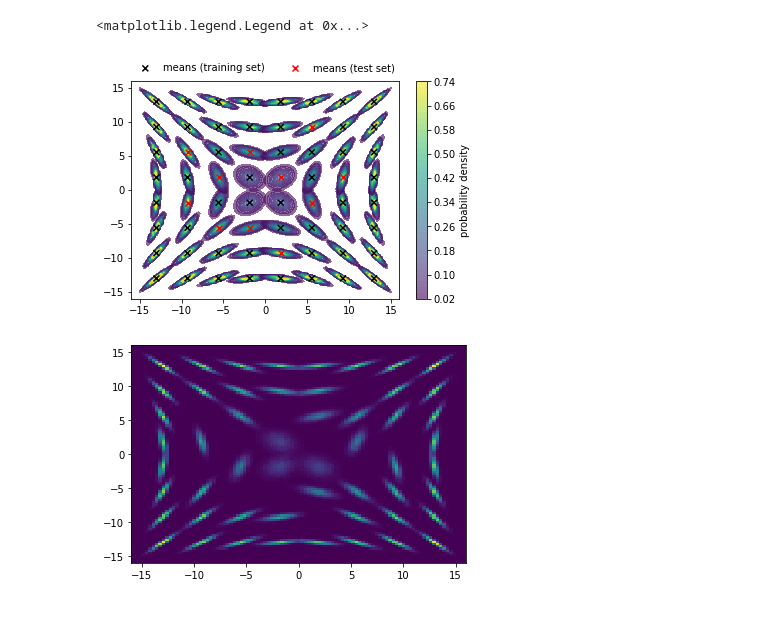
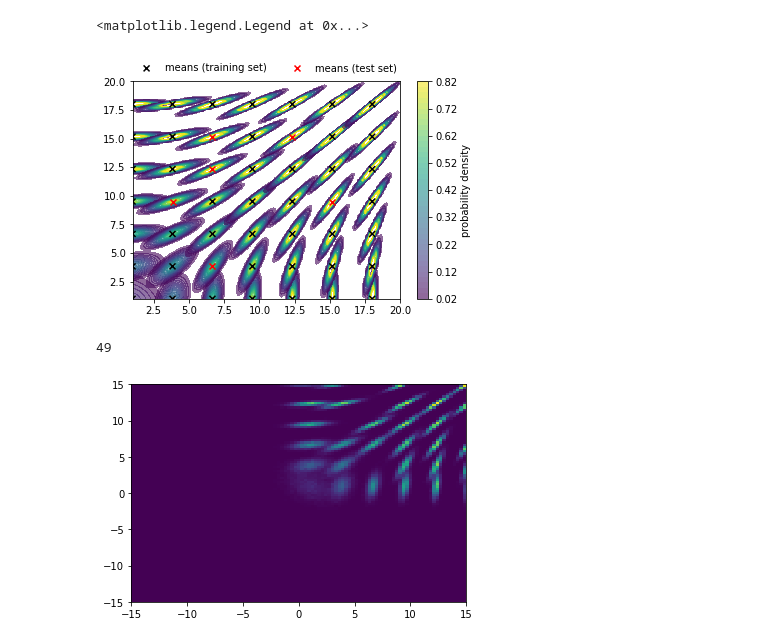
Before and after one commit to phinate/flow-interpolation, a Jupyter notebook: toy_problem.ipynb, the cells around one changed output. Saved outputs shown, nothing was run; the diff lists cells and outputs as text; code cells hidden in the pictures; blank space fills up the shorter version.

```diff
--- a/toy_problem.ipynb
+++ b/toy_problem.ipynb
@@ -22,63 +22,71 @@ rng = seed_torch()
 def TT(s):
     theta = jnp.arctan(s[1]/s[0])
     r = ((s[0]**2 + s[1]**2)**.5)/2
-    T = jnp.array([[jnp.cos(theta), jnp.sin(theta)],[-jnp.sin(theta), jnp.cos(theta)]])@jnp.array([[1/r,0],[0,1]])
-    return T@T.T
+    T = jnp.array(
+            [[jnp.cos(theta), jnp.sin(theta)],[-jnp.sin(theta), jnp.cos(theta)]]
+        ) @ jnp.array([[1/r,0],[0,1]])
+    return T @ T.T
 # %%
 
-def xy_pairs(nx, ny, span):
+def xy_pairs(nx, ny, start, stop):
     size = nx, ny
-    x_grid = jnp.linspace(-span, span, nx)
-    y_grid = jnp.linspace(-span, span, ny)
+    x_grid = jnp.linspace(start, stop, nx)
+    y_grid = jnp.linspace(start, stop, ny)
     xx, yy = jnp.meshgrid(x_grid, y_grid)
     return jnp.hstack((xx.reshape(-1,1), yy.reshape(-1,1))), size, xx, yy
 
-val = 16
-xy_pairs_eval, grid_size, xx, yy = xy_pairs(100,100, val)
-num_means = 8
-means, g, xx2, yy2 = xy_pairs(num_means,num_means, 13)
+val = 15
+xy_pairs_eval, grid_size, xx, yy = xy_pairs(100,100, 1, 20)
+num_means = 7
+means, g, xx2, yy2 = xy_pairs(num_means,num_means, 1, 18)
+
 covs = TT(means)
 
 def gaussian_2d_pdf(eval_points, mean, cov):
     return jsp.stats.multivariate_normal.pdf(eval_points, mean=mean, cov=cov)
 
 vmapped_pdf = jax.vmap(gaussian_2d_pdf, in_axes=(None, 0, 0))
 
 # covs = jnp.array([[[1, 0],[3,3]] for _ in means])
 pdfs = vmapped_pdf(xy_pairs_eval, means, covs).reshape(len(means), *grid_size)
 
 fig, ax = plt.subplots()
 
 step = 0.02
 m = jnp.amax(pdfs[int(len(pdfs) / 2 - num_means/4)])
 levels = jnp.arange(0.0, m, step) + step
 for i,pdf in enumerate(pdfs):
     a = ax.contourf(xx, yy, pdf,  alpha=0.6, cmap='viridis',levels=levels)
 
 inner_means = means.reshape(num_means, num_means, 2)[1:-1, 1:-1, :].reshape(-1, 2)
-# idxs = rng.choice(len(inner_means), size=int(len(inner_means)/3), replace=False)
-test = [[-5.5714287757873535, 1.8571434020996094],
- [1.8571434020996094, -9.285714149475098],
- [-1.8571422100067139, -5.5714287757873535],
- [-1.8571422100067139, 5.57142972946167],
- [1.8571434020996094, 1.8571434020996094],
- [5.57142972946167, -1.8571422100067139],
- [-5.5714287757873535, -5.5714287757873535],
- [-9.285714149475098, 5.57142972946167],
- [5.57142972946167, 9.285715103149414],
- [9.285715103149414, 1.8571434020996094],
- [-9.285714149475098, -1.8571422100067139]]
+test_idxs = rng.choice(len(inner_means), size=int(len(inner_means)/4), replace=False)
+test = inner_means[test_idxs].tolist()
+# test = [[-5.5714287757873535, 1.8571434020996094],
+#  [1.8571434020996094, -9.285714149475098],
+#  [-1.8571422100067139, -5.5714287757873535],
+#  [-1.8571422100067139, 5.57142972946167],
+#  [1.8571434020996094, 1.8571434020996094],
+#  [5.57142972946167, -1.8571422100067139],
+#  [-5.5714287757873535, -5.5714287757873535],
+#  [-9.285714149475098, 5.57142972946167],
+#  [5.57142972946167, 9.285715103149414],
+#  [9.285715103149414, 1.8571434020996094],
+#  [-9.285714149475098, -1.8571422100067139]]
 
 ax.scatter(xx2, yy2, marker='x', c=['None' if x in test else 'k' for x in means.tolist()], label ="means (training set)")
 ax.scatter(np.array(test)[:,0], np.array(test)[:,1], marker='x', c='r', label ="means (test set)")
 
 plt.colorbar(a, ax=ax, label="probability density")
 ax.legend(bbox_to_anchor=(0,1.02,1,0.2), loc="lower left",
                 mode="expand", borderaxespad=0, ncol=2, frameon=False)
 # ax.legend(loc="upper center", fancybox=True,);
 # %% [output]
 <matplotlib.legend.Legend at 0x...>
-[figure, old version]
+[figure, new version]
+# %%
+len(means)
+# %% [output]
+49
 # %%
 from jax.random import multivariate_normal, PRNGKey
 
@@ -106,7 +114,7 @@ def plot(ax, s, i):
 plot(ax, jnp.concatenate(train_samples), 0)
 # ax.scatter(xx2, yy2, marker='x', c='r', label ="distribution means")
 # %% [output]
-[figure, old version]
+[figure, new version]
 # %%
 from plothelp import autogrid
 from flow_interp import train, sample
```
Also changed, not shown: parts of 16 cells of this notebook, 1 other file.
